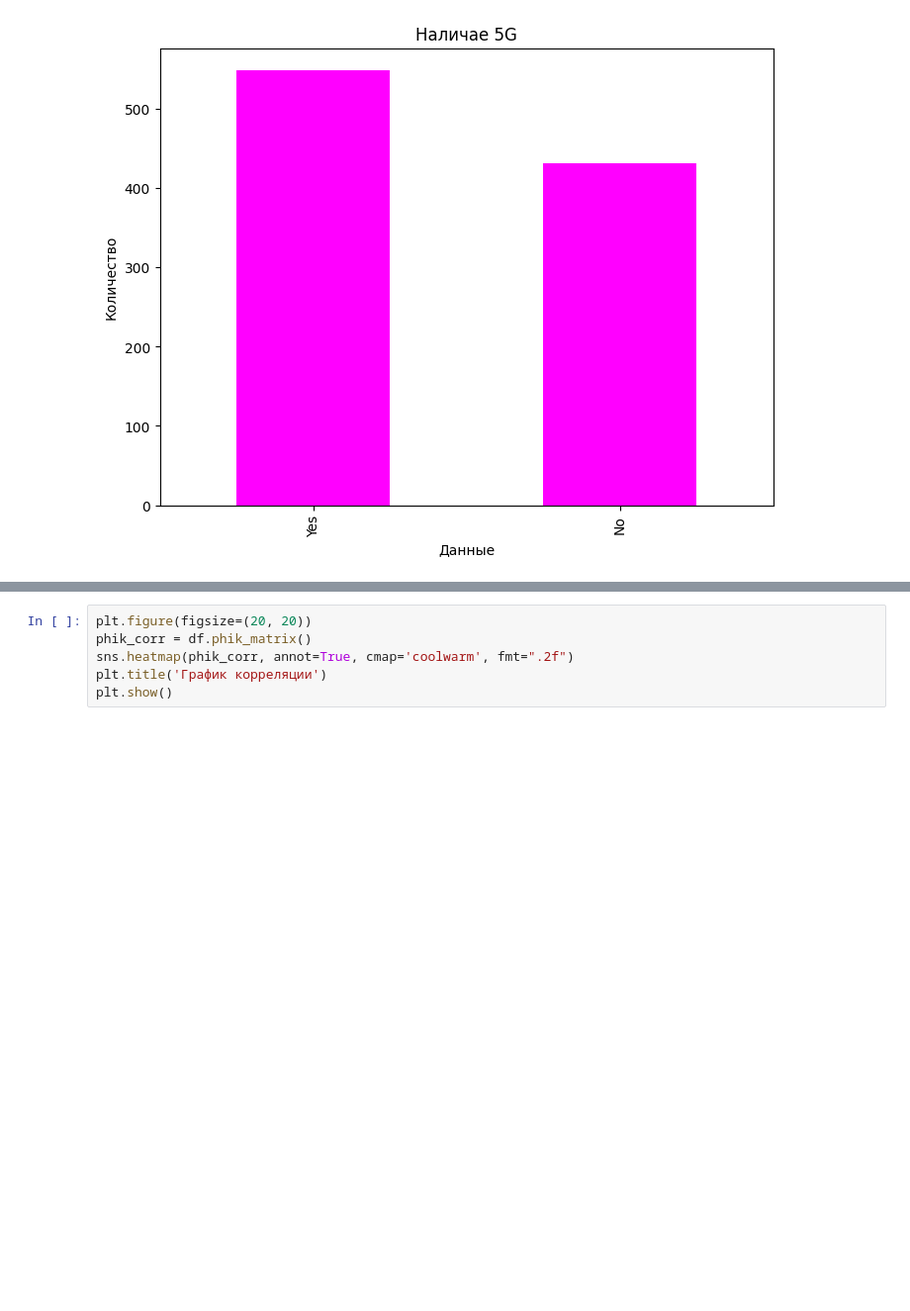
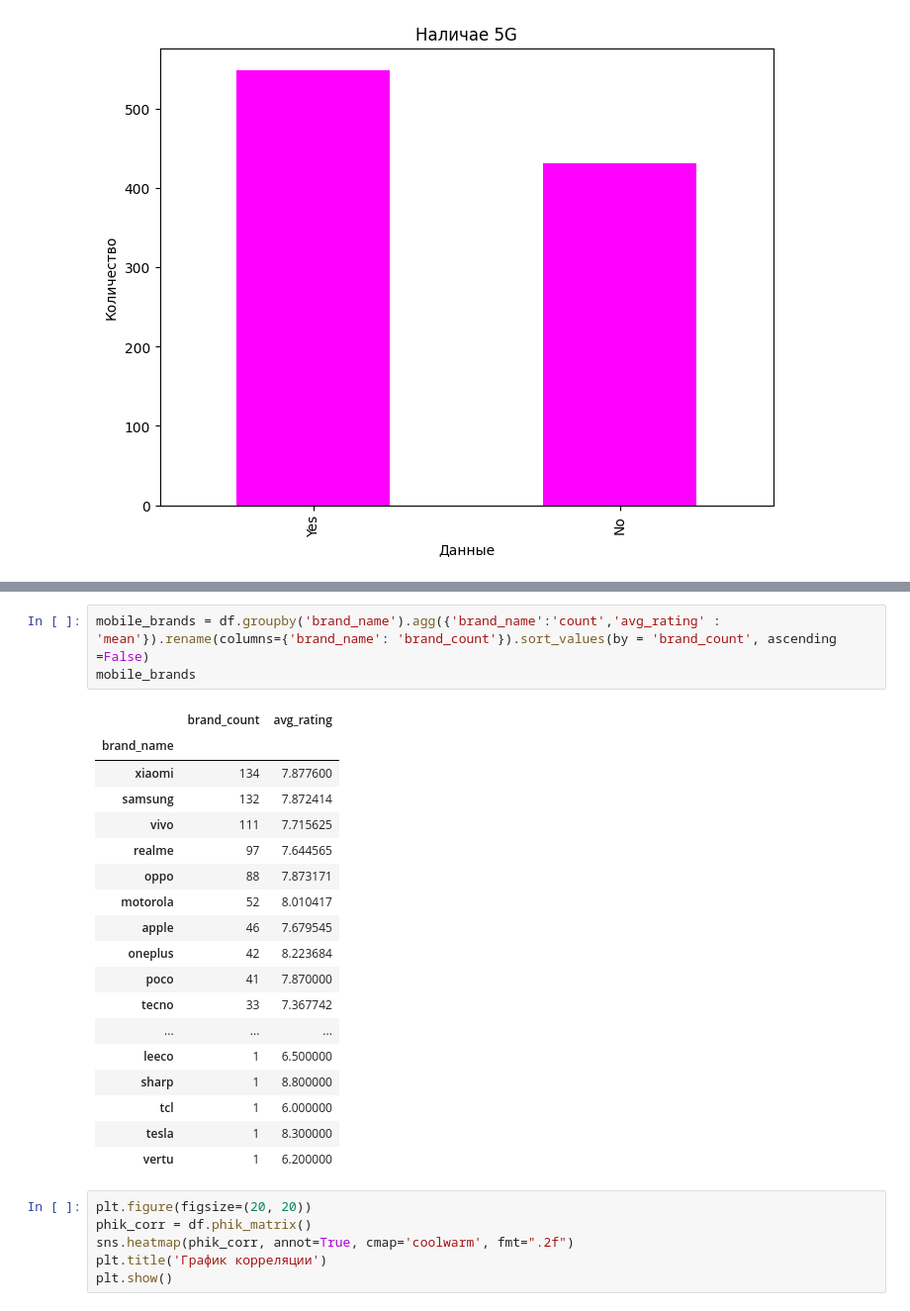
Before and after one commit to korsh624/DS, a Jupyter notebook: attest/task_copy.ipynb, the cells around one changed output, grey strips where cells are left out. Shown at 99% size. Cells and saved outputs as stored; diff of their text form; blank space fills up the shorter version.

```diff
--- a/attest/task_copy.ipynb
+++ b/attest/task_copy.ipynb
@@ -145,3 +173,25 @@ plt.show()
+# %%
+mobile_brands = df.groupby('brand_name').agg({'brand_name':'count','avg_rating' : 'mean'}).rename(columns={'brand_name': 'brand_count'}).sort_values(by = 'brand_count', ascending =False)
+mobile_brands
+# %% [output]
+|  | brand_count | avg_rating |
+| brand_name |  |  |
+| xiaomi | 134 | 7.877600 |
+| samsung | 132 | 7.872414 |
+| vivo | 111 | 7.715625 |
+| realme | 97 | 7.644565 |
+| oppo | 88 | 7.873171 |
+| motorola | 52 | 8.010417 |
+| apple | 46 | 7.679545 |
+| oneplus | 42 | 8.223684 |
+| poco | 41 | 7.870000 |
+| tecno | 33 | 7.367742 |
+| ... | ... | ... |
+| leeco | 1 | 6.500000 |
+| sharp | 1 | 8.800000 |
+| tcl | 1 | 6.000000 |
+| tesla | 1 | 8.300000 |
+| vertu | 1 | 6.200000 |
 # %%
 plt.figure(figsize=(20, 20))
 phik_corr = df.phik_matrix()
```
Also changed, not shown: parts of 8 cells of this notebook.
